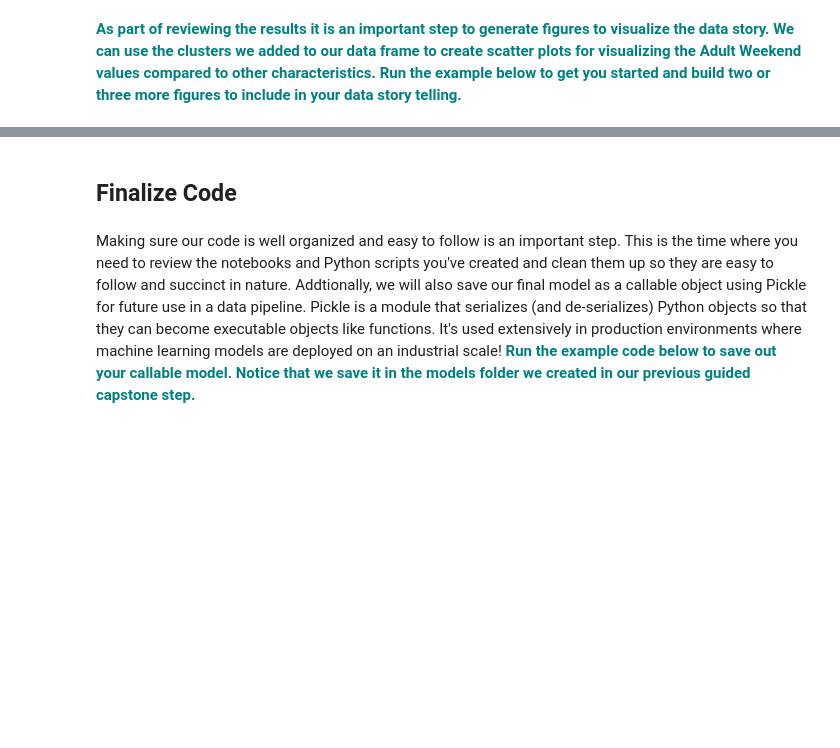
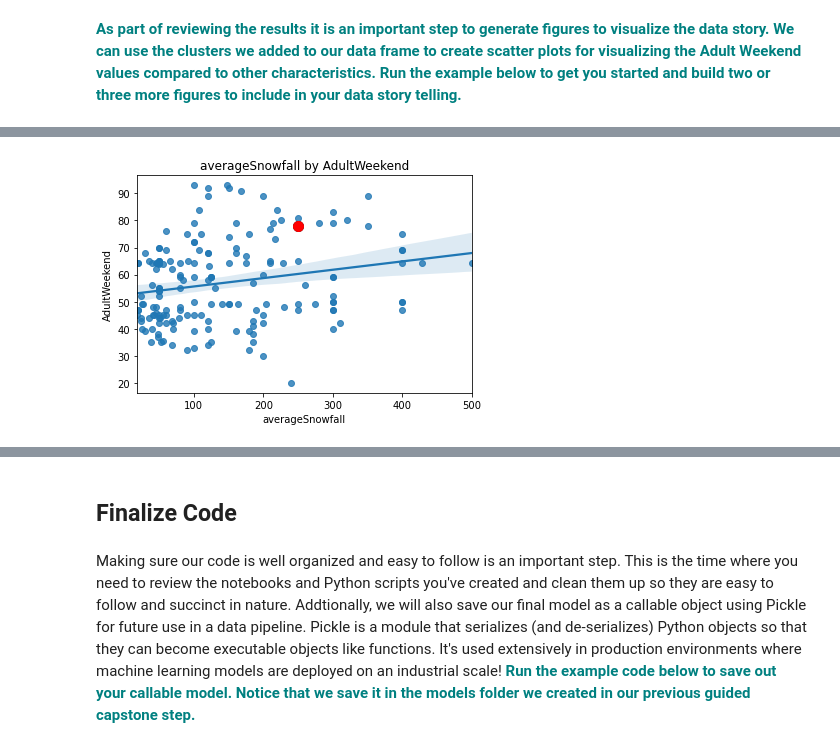
Before and after one commit to umamohantm/Guided-Capstone-, a Jupyter notebook: GuidedCapstoneStep6HL.ipynb, the cells around one changed output, grey strips where cells are left out. Cells and saved outputs as stored; diff of their text form; code cells hidden in the pictures; blank space fills up the shorter version.

```diff
--- a/GuidedCapstoneStep6HL.ipynb
+++ b/GuidedCapstoneStep6HL.ipynb
@@ -246,0 +194,10 @@ plt.savefig('figures/fig1.png',bbox_inches='tight')
+# %%
+sns.regplot(x='averageSnowfall', y='AdultWeekend', data=df)
+#original
+plt.scatter(SunriseParkResort['averageSnowfall'], SunriseParkResort['AdultWeekend'], c='black', s=100)
+#predicted
+plt.scatter(SunriseParkResort['averageSnowfall'], pred_weekend, c='red', s=100)
+plt.title('averageSnowfall by AdultWeekend')
+plt.savefig('figures/fig3.png',bbox_inches='tight')
+# %% [output]
+[figure, added]
```
Also changed, not shown: parts of 26 cells of this notebook.
